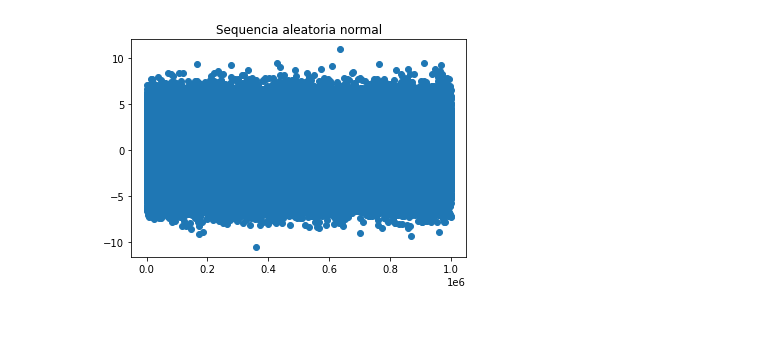
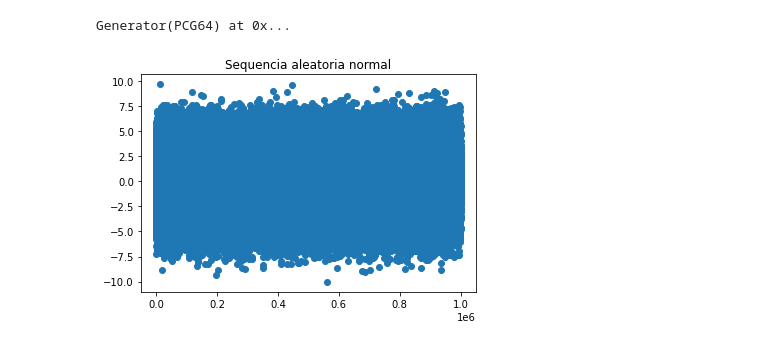
Before and after one commit to dprada/DIY_MD, a Jupyter notebook: Random_Numbers.ipynb, the cells around one changed output. Cells and saved outputs as stored; diff of their text form; code cells hidden in the pictures.

```diff
--- a/Random_Numbers.ipynb
+++ b/Random_Numbers.ipynb
@@ -3,18 +3,22 @@ import numpy as np
 from matplotlib import pyplot as plt
 # %%
 generador = np.random.default_rng()
+# %%
+generador
+# %% [output]
+Generator(PCG64) at 0x...
 # %%
 mean = 0.0
 sigma = 2.0
 length = 1000000
 # %%
-sequence = generador.normal(mean, sigma, length)
+sequencex = generador.normal(mean, sigma, length)
 # %%
 x = np.arange(length)
 # %%
-plt.scatter(x, sequence)
+plt.scatter(x, sequencex)
 plt.title('Sequencia aleatoria normal')
 plt.show()
 # %% [output]
-[figure, old version]
+[figure, new version]
 # %%
```
Also changed, not shown: parts of 6 cells of this notebook.
